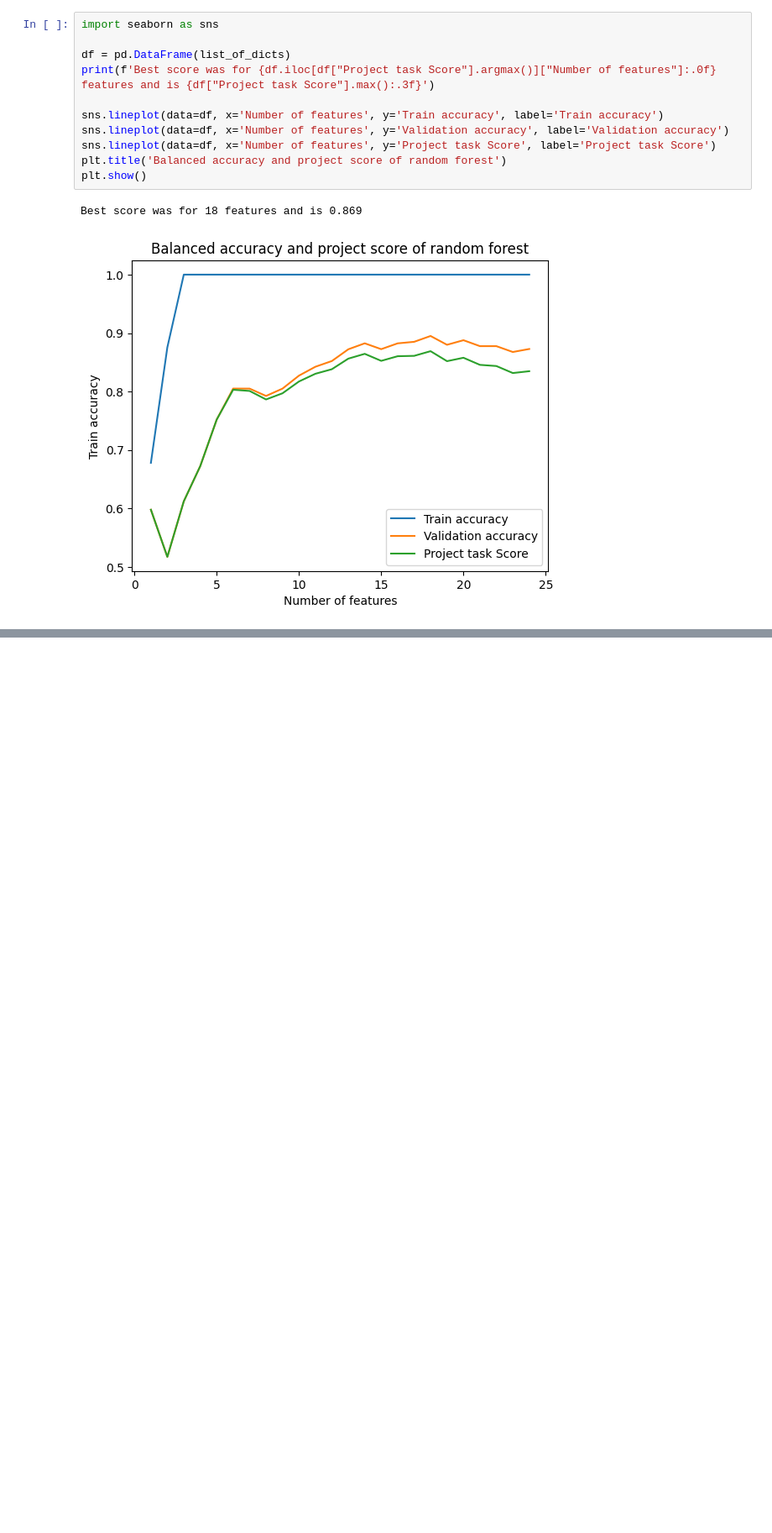
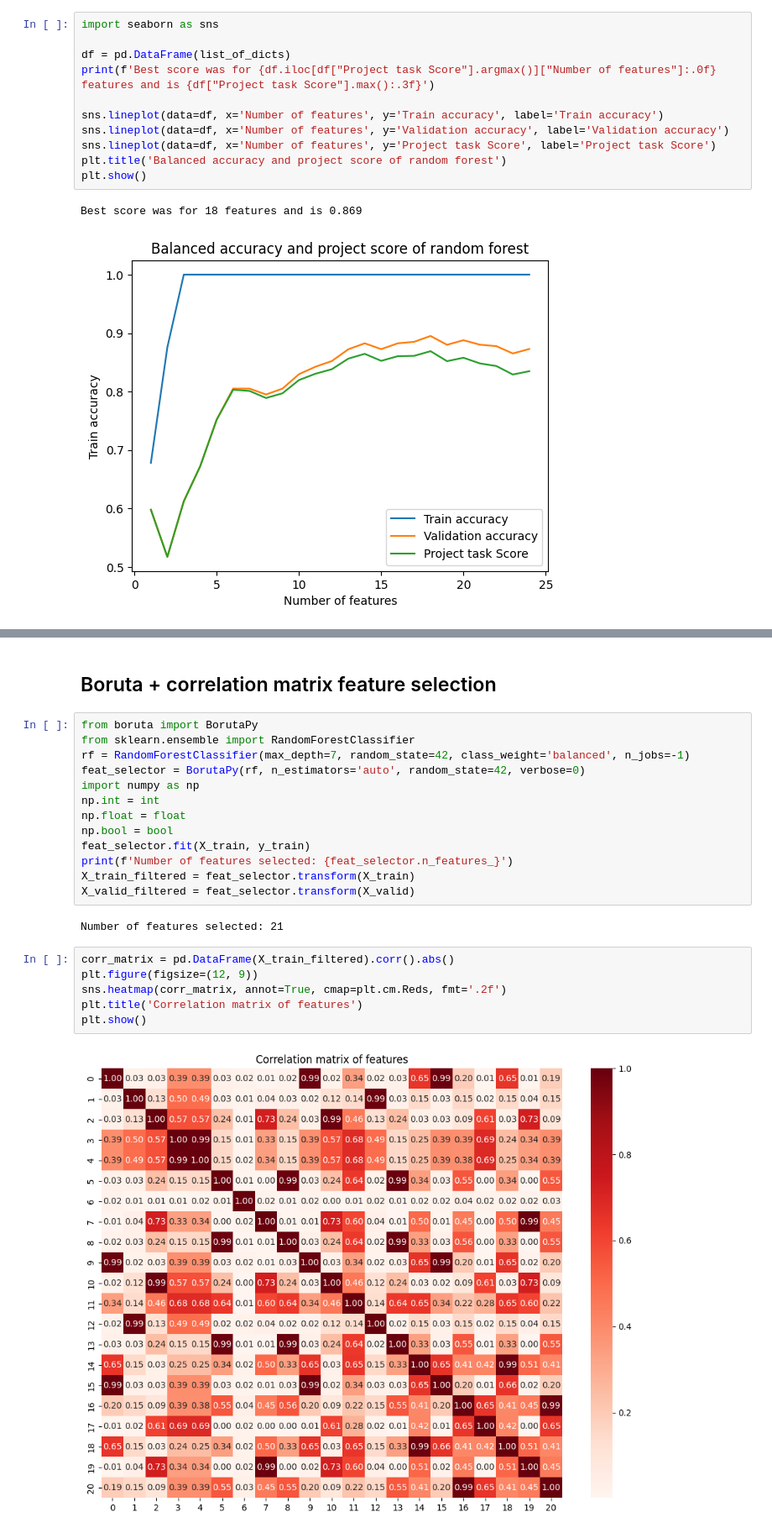
Before and after one commit to mstaczek/Feature-Selection-methods-project, a Jupyter notebook: artificial_testing.ipynb, the cells around one changed output, grey strips where cells are left out. Shown at 84% size. Cells and saved outputs as stored; diff of their text form; blank space fills up the shorter version.

```diff
--- a/artificial_testing.ipynb
+++ b/artificial_testing.ipynb
@@ -133,0 +249,25 @@ Best score was for 18 features and is 0.869
+# %% [markdown]
+## Boruta + correlation matrix feature selection
+# %%
+from boruta import BorutaPy
+from sklearn.ensemble import RandomForestClassifier
+rf = RandomForestClassifier(max_depth=7, random_state=42, class_weight='balanced', n_jobs=-1)
+feat_selector = BorutaPy(rf, n_estimators='auto', random_state=42, verbose=0)
+import numpy as np
+np.int = int
+np.float = float
+np.bool = bool
+feat_selector.fit(X_train, y_train)
+print(f'Number of features selected: {feat_selector.n_features_}')
+X_train_filtered = feat_selector.transform(X_train)
+X_valid_filtered = feat_selector.transform(X_valid)
+# %% [output]
+Number of features selected: 21
+# %%
+corr_matrix = pd.DataFrame(X_train_filtered).corr().abs()
+plt.figure(figsize=(12, 9))
+sns.heatmap(corr_matrix, annot=True, cmap=plt.cm.Reds, fmt='.2f')
+plt.title('Correlation matrix of features')
+plt.show()
+# %% [output]
+[figure, added]
```
Also changed, not shown: parts of 25 cells of this notebook.
